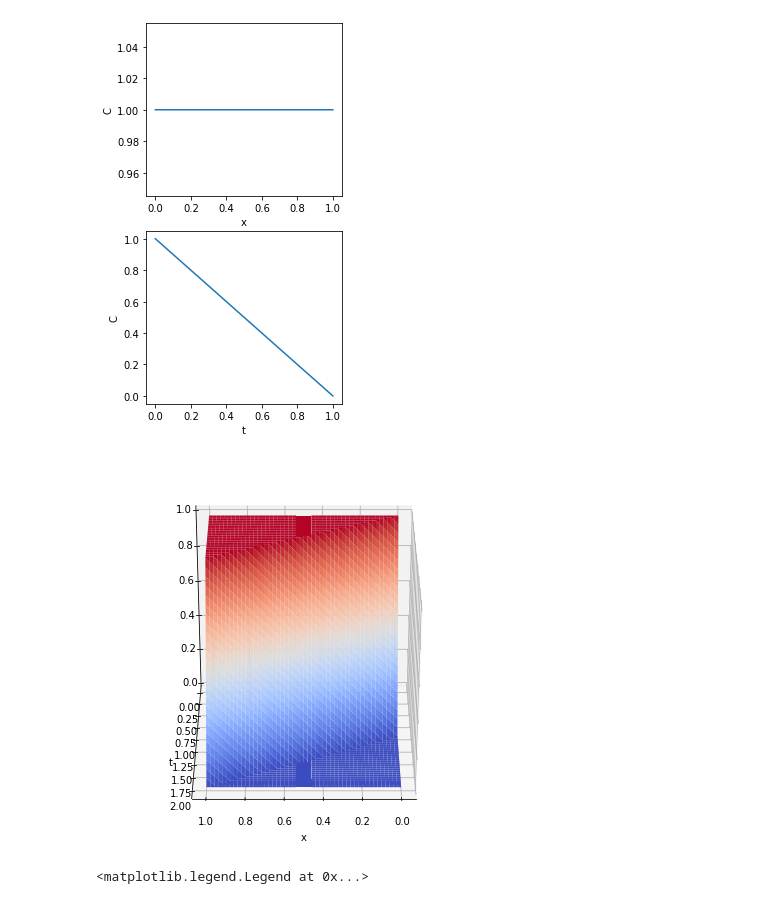
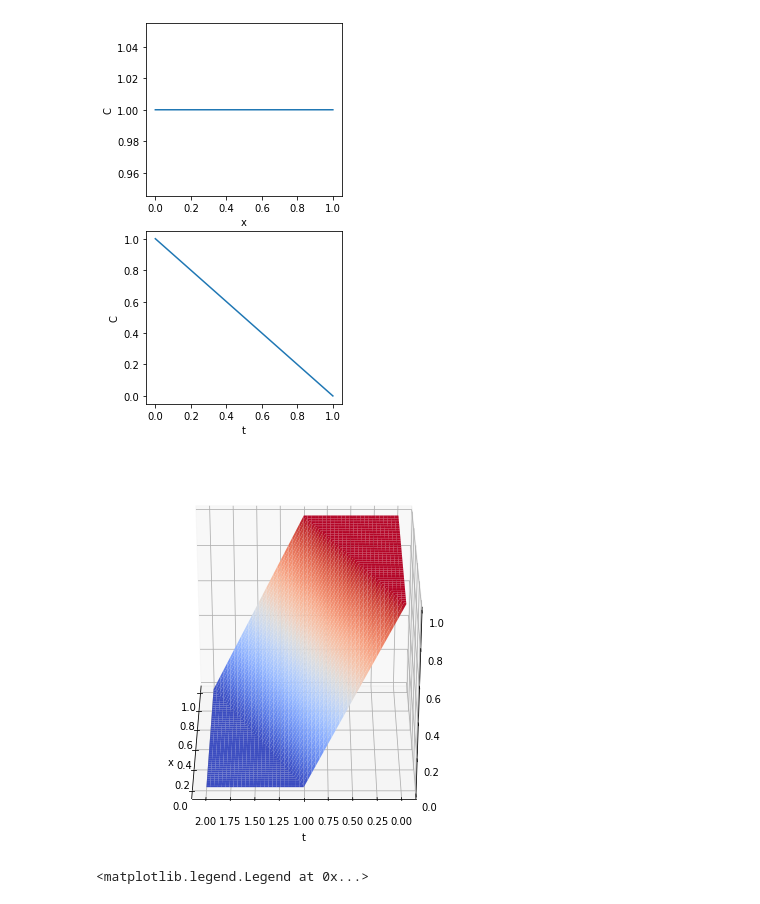
Before and after one commit to uw-cheme512/uw-cheme512.github.io, a Jupyter notebook: notebooks/L13_method_of_lines.ipynb, the cells around one changed output. Drawn from its saved outputs; the diff is of its cells as text; code cells hidden in the pictures.

```diff
--- a/notebooks/L13_method_of_lines.ipynb
+++ b/notebooks/L13_method_of_lines.ipynb
@@ -180,13 +180,13 @@ c[tv <= xv/V] = c0(xv - V*tv)[tv <= xv/V]
 # %%
 fig = plt.figure(figsize=(7, 7))
 ax = fig.add_subplot(111, projection='3d')
 ax.plot_surface(xv, tv, c, cmap=cm.coolwarm)
 
 ax.set_xlabel('x')
 ax.set_ylabel('t')
-ax.view_init(elev=30, azim=-270)
+ax.view_init(elev=30, azim=180)
 # %% [output]
-[figure, old version]
+[figure, new version]
 # %%
 fig, ax = plt.subplots()
 colors = cm.Greys(np.linspace(0, 1, 10))
```
Also changed, not shown: 11 other files.
